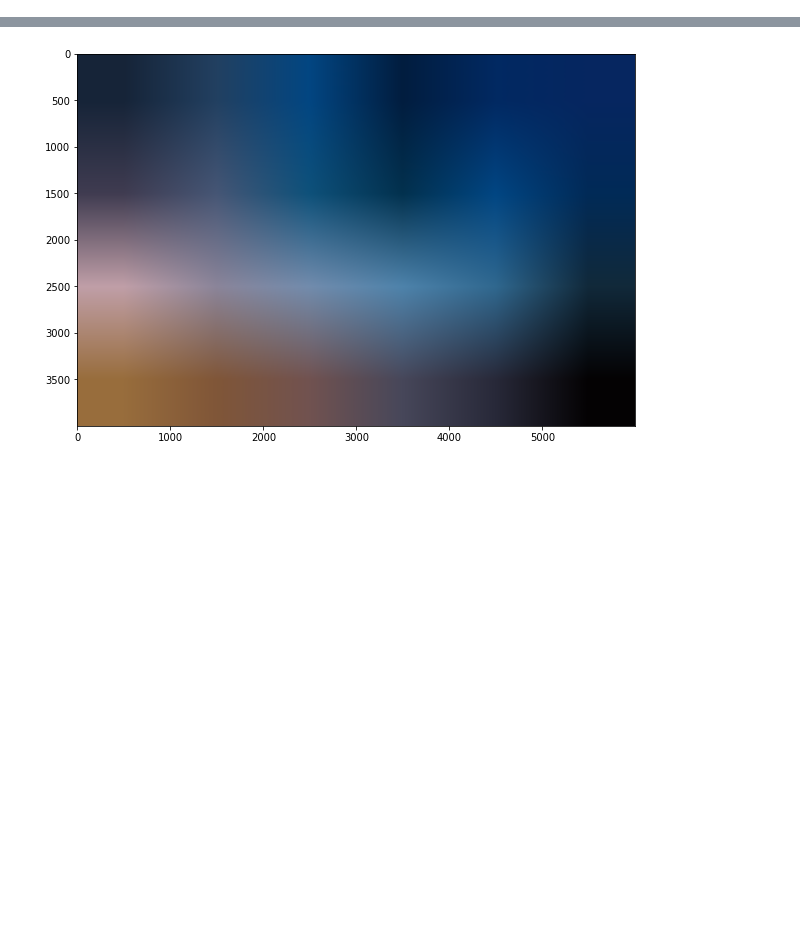
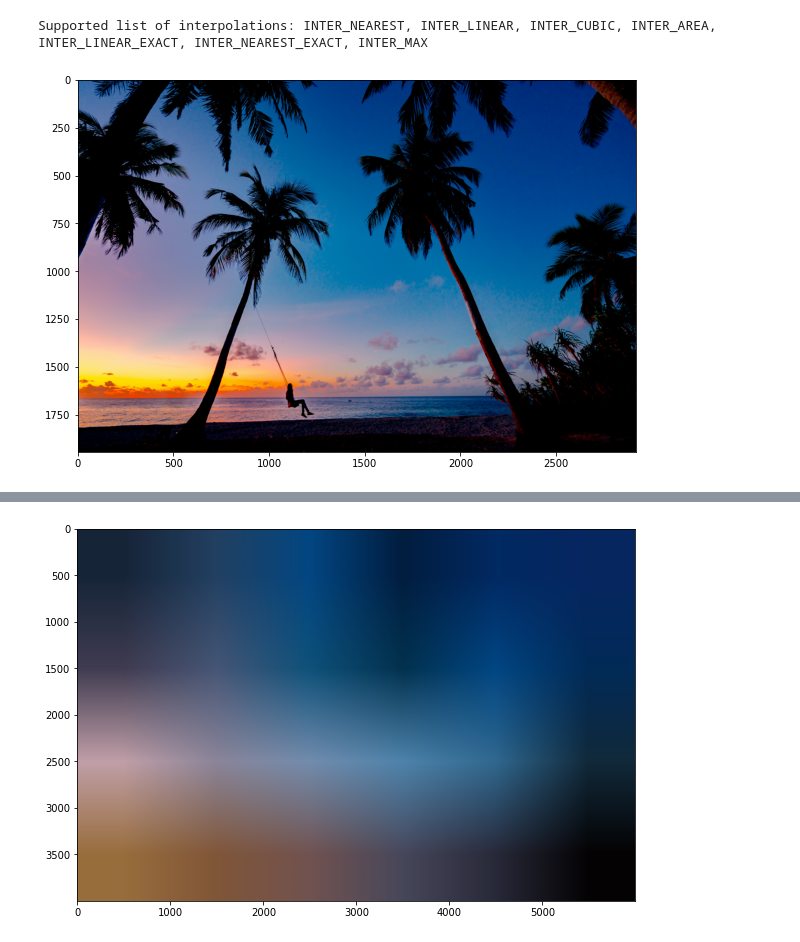
Before and after one commit to chbkull/musx-extensions, a Jupyter notebook: compositions/image_triads.ipynb, the cells around one changed output, grey strips where cells are left out. Cells and saved outputs as stored; diff of their text form; code cells hidden in the pictures; blank space fills up the shorter version.

```diff
--- a/compositions/image_triads.ipynb
+++ b/compositions/image_triads.ipynb
@@ -35,0 +28,7 @@ musx_images.display_image(image)
+# %%
+print("Supported list of interpolations: {}".format(', '.join(musx_images.valid_interpolations)))
+shrunk = musx_images.shrink_image(image, 0.5)
+musx_images.display_image(shrunk)
+# %% [output]
+Supported list of interpolations: INTER_NEAREST, INTER_LINEAR, INTER_CUBIC, INTER_AREA, INTER_LINEAR_EXACT, INTER_NEAREST_EXACT, INTER_MAX
+[figure, added]
```
Also changed, not shown: parts of 14 cells of this notebook.
